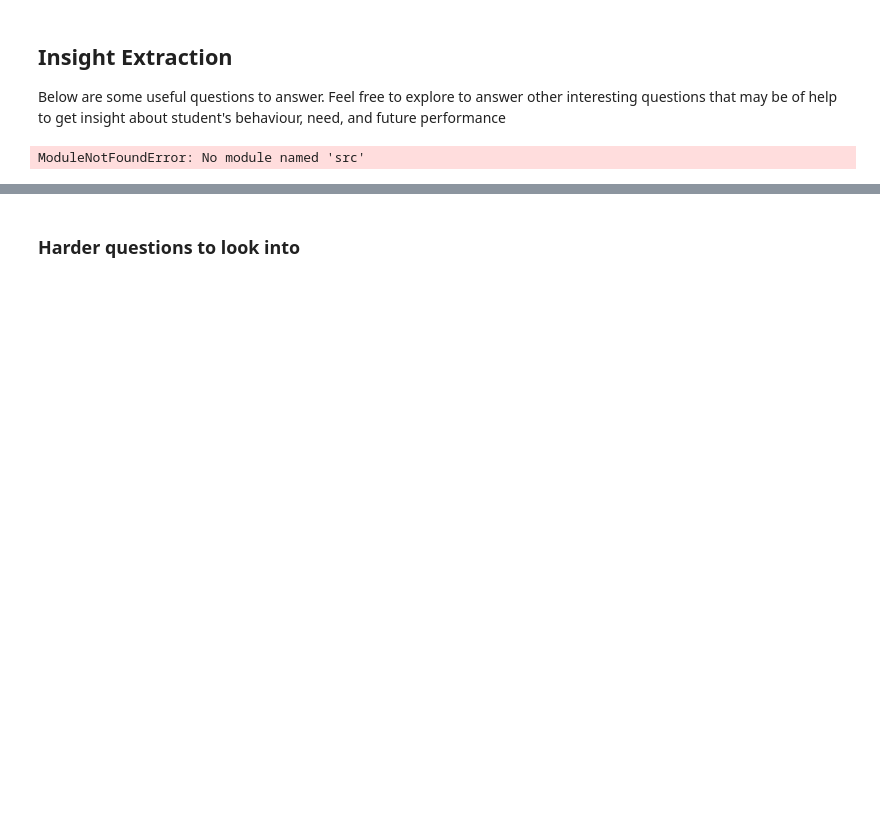
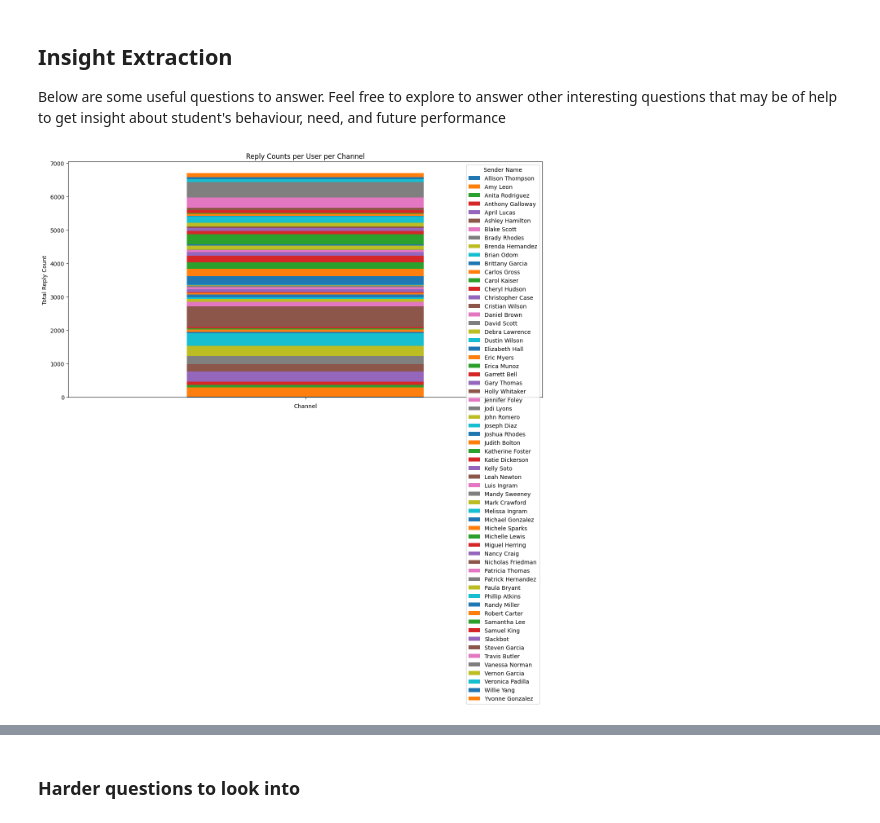
Before and after one commit to YOFTAHEGIZ/Slack-data-analysis, a Jupyter notebook: notebooks/parse_slack_data.ipynb, the cells around one changed output, grey strips where cells are left out. Cells and saved outputs as stored; diff of their text form; code cells hidden in the pictures; blank space fills up the shorter version.

```diff
--- a/notebooks/parse_slack_data.ipynb
+++ b/notebooks/parse_slack_data.ipynb
@@ -60,7 +60,8 @@ def slack_parser(path_channel):
     combined = []
     for json_file in glob.glob(f"{path_channel}*.json"):
         with open(json_file, 'r', encoding="utf8") as slack_data:
-            combined.append(slack_data)
+            data = json.load(slack_data)
+            combined.append(data)
 
     # loop through all json files and extract required informations
     dflist = []
@@ -269,0 +288,17 @@ def draw_user_reaction(data, channel='General'):
+# %%
+def create_dataframe():
+    ROOT_DIR = '../data/Anonymized_B6SlackExport_25Nov23/anonymized/'
+    sl = SlackDataLoader(ROOT_DIR)
+    channels = sl.get_channels()
+    channel_names = [channels[i]['name'] for i in range(len(channels))]
+    data_frames = []
+
+    for name in channel_names:
+        channel_path = ROOT_DIR + name + '/'
+        channel_dataframe = slack_parser(channel_path)
+        data_frames.append(channel_dataframe)
+
+    all_data = pd.concat(data_frames, ignore_index=True)
+    return all_data
+# %%
+dframe = create_dataframe()
@@ -271,36 +322,3 @@ def draw_user_reaction(data, channel='General'):
 ## Insight Extraction
 
 Below are some useful questions to answer. Feel free to explore to answer other interesting questions that may be of help to get insight about student's behaviour, need, and future performance
-# %%
-# which user has the highest number of reply counts?
-from src.loader import SlackDataLoader
-import src.utils as utils
-data_loader = SlackDataLoader(r'..\data\Anonymized_B6SlackExport_25Nov23\anonymized')
-
-# Load the channel messages
-channel_messages = data_loader.get_channel_messages('name')
-
-# Calculate reply counts for each user
-user_reply_count = {}
-
-for message in channel_messages:
-    user = message['user']
-    reply_count = message['reply_count']
-
-    if user in user_reply_count:
-        user_reply_count[user] += reply_count
-    else:
-        user_reply_count[user] = reply_count
-
-# Find the user with the highest reply count
-highest_reply_count = 0
-user_with_highest_replies = None
-
-for user, reply_count in user_reply_count.items():
-    if reply_count > highest_reply_count:
-        highest_reply_count = reply_count
-        user_with_highest_replies = user
-
-print("User with the highest reply count:", user_with_highest_replies)
-# %% [output]
-ModuleNotFoundError: No module named 'src'
@@ -309,3 +325,18 @@ ModuleNotFoundError: No module named 'src'
+# %%
+# Visualize reply counts per user per channel
+def reply_per_user_per_channel(data: dframe):
+    grouped_df = data.groupby(['channel', 'sender_name'])['reply_count'].sum().unstack()
+    grouped_df.plot(kind='bar', figsize=(15, 7.5), stacked=True)
+
+    plt.title('Reply Counts per User per Channel')
+    plt.xlabel('Channel')
+    plt.ylabel('Total Reply Count')
+    plt.legend(title='Sender Name', bbox_to_anchor=(1, 1))
+    plt.show()
+# %%
+reply_per_user_per_channel(dframe)
+# %% [output]
+[figure, added]
 # %%
 # what is the time range of the day that most messages are sent?
 # %%
```
Also changed, not shown: parts of 10 cells of this notebook.
